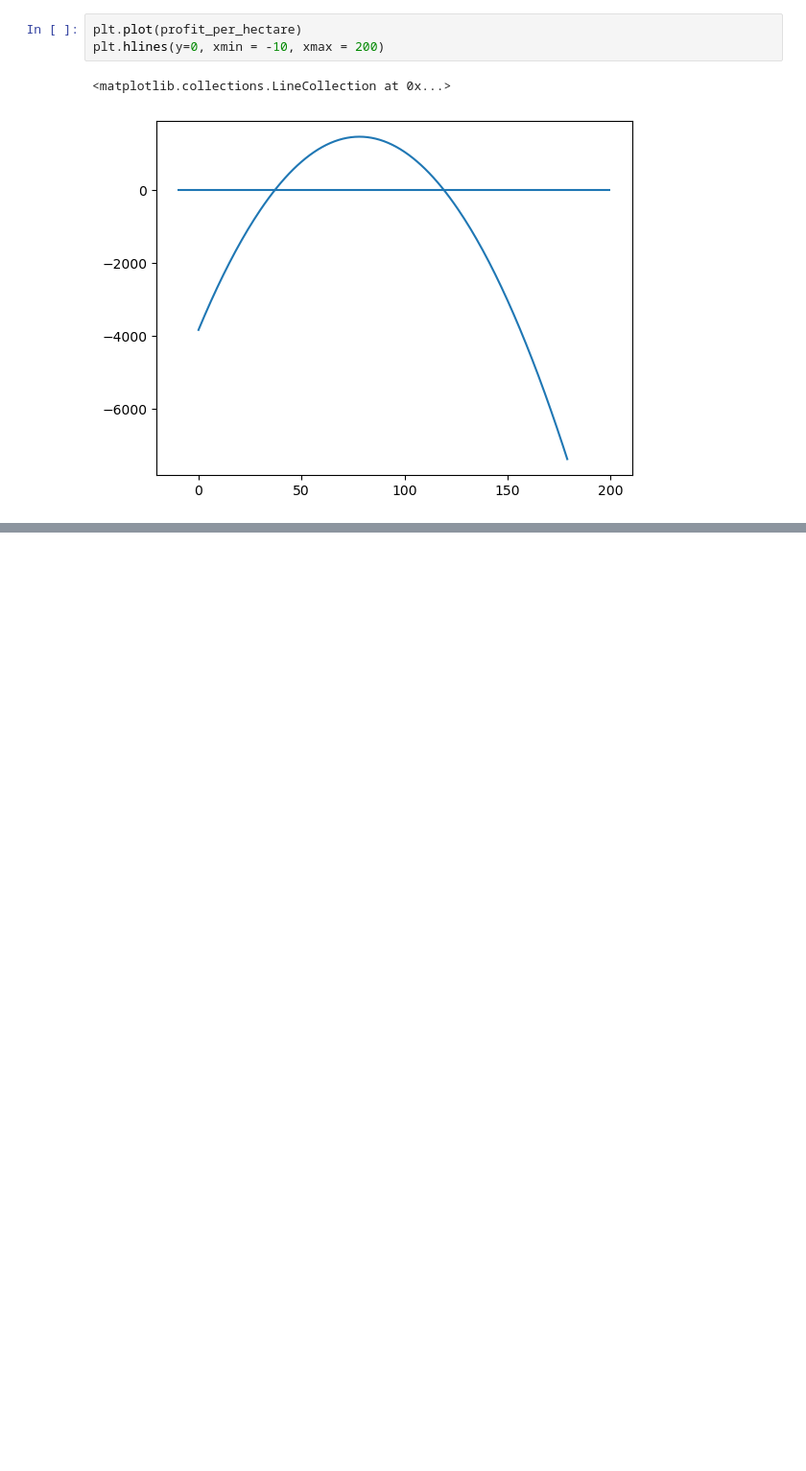
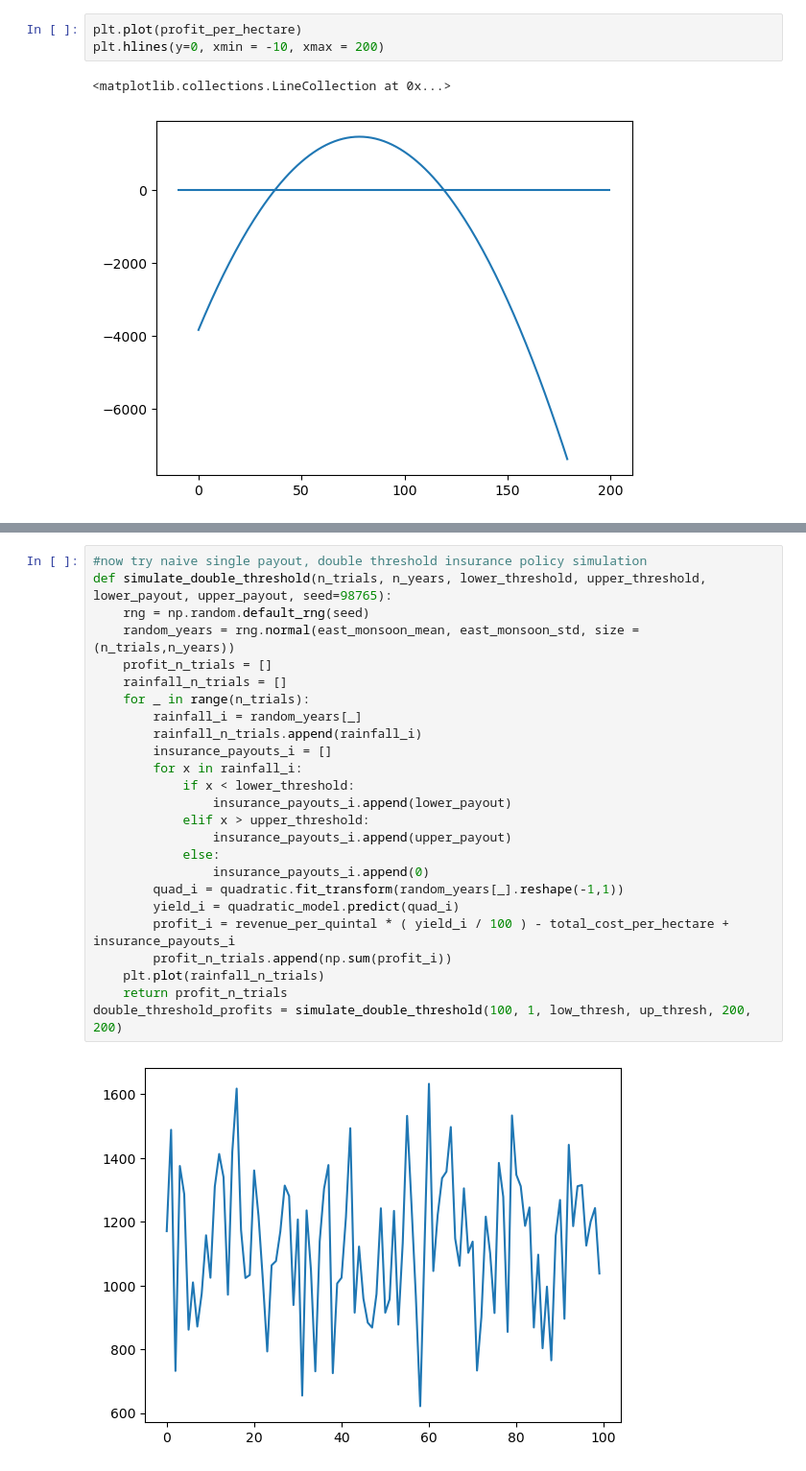
Before and after one commit to ken-neth-wang/crop-insurance, a Jupyter notebook: univariate_sim.ipynb, the cells around one changed output, grey strips where cells are left out. Shown at 96% size. Drawn from its saved outputs; the diff is of its cells as text; blank space fills up the shorter version.

```diff
--- a/univariate_sim.ipynb
+++ b/univariate_sim.ipynb
@@ -401,0 +417,27 @@ low_thresh, up_thresh
+# %%
+#now try naive single payout, double threshold insurance policy simulation
+def simulate_double_threshold(n_trials, n_years, lower_threshold, upper_threshold, lower_payout, upper_payout, seed=98765):
+    rng = np.random.default_rng(seed)
+    random_years = rng.normal(east_monsoon_mean, east_monsoon_std, size = (n_trials,n_years))
+    profit_n_trials = []
+    rainfall_n_trials = []
+    for _ in range(n_trials):
+        rainfall_i = random_years[_]
+        rainfall_n_trials.append(rainfall_i)
+        insurance_payouts_i = []
+        for x in rainfall_i:
+            if x < lower_threshold:
+                insurance_payouts_i.append(lower_payout)
+            elif x > upper_threshold:
+                insurance_payouts_i.append(upper_payout)
+            else:
+                insurance_payouts_i.append(0)
+        quad_i = quadratic.fit_transform(random_years[_].reshape(-1,1))
+        yield_i = quadratic_model.predict(quad_i)
+        profit_i = revenue_per_quintal * ( yield_i / 100 ) - total_cost_per_hectare + insurance_payouts_i
+        profit_n_trials.append(np.sum(profit_i))
+    plt.plot(rainfall_n_trials)
+    return profit_n_trials
+double_threshold_profits = simulate_double_threshold(100, 1, low_thresh, up_thresh, 200, 200)
+# %% [output]
+[figure, added]
```
Also changed, not shown: parts of 8 cells of this notebook.
